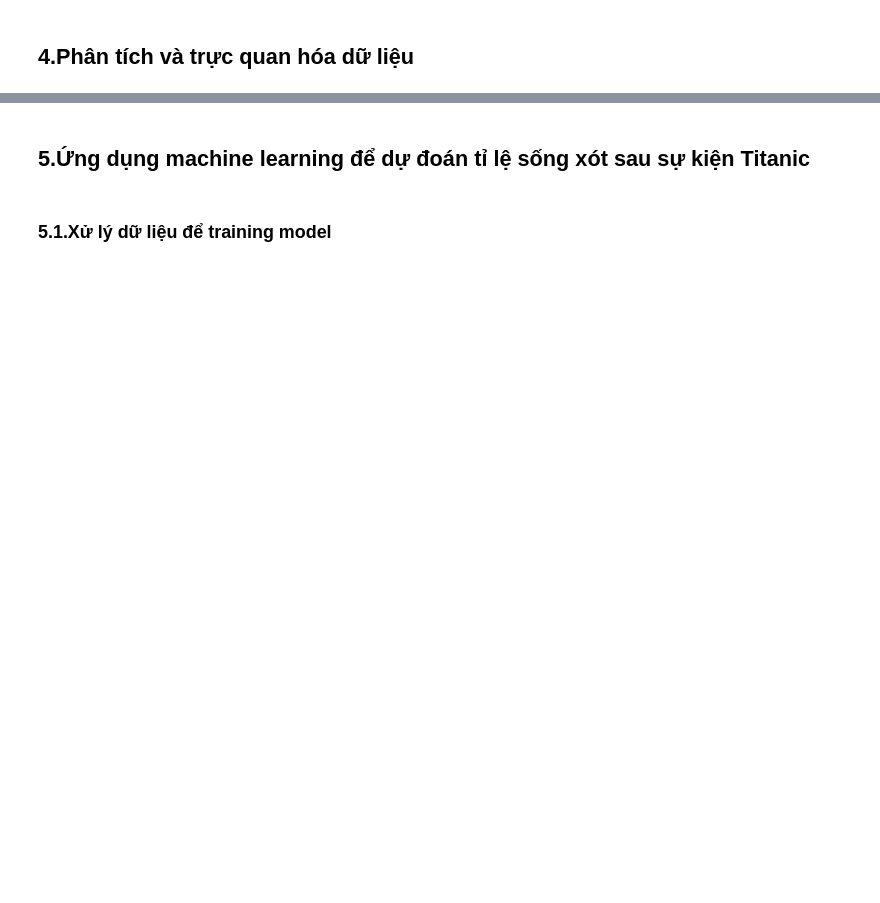
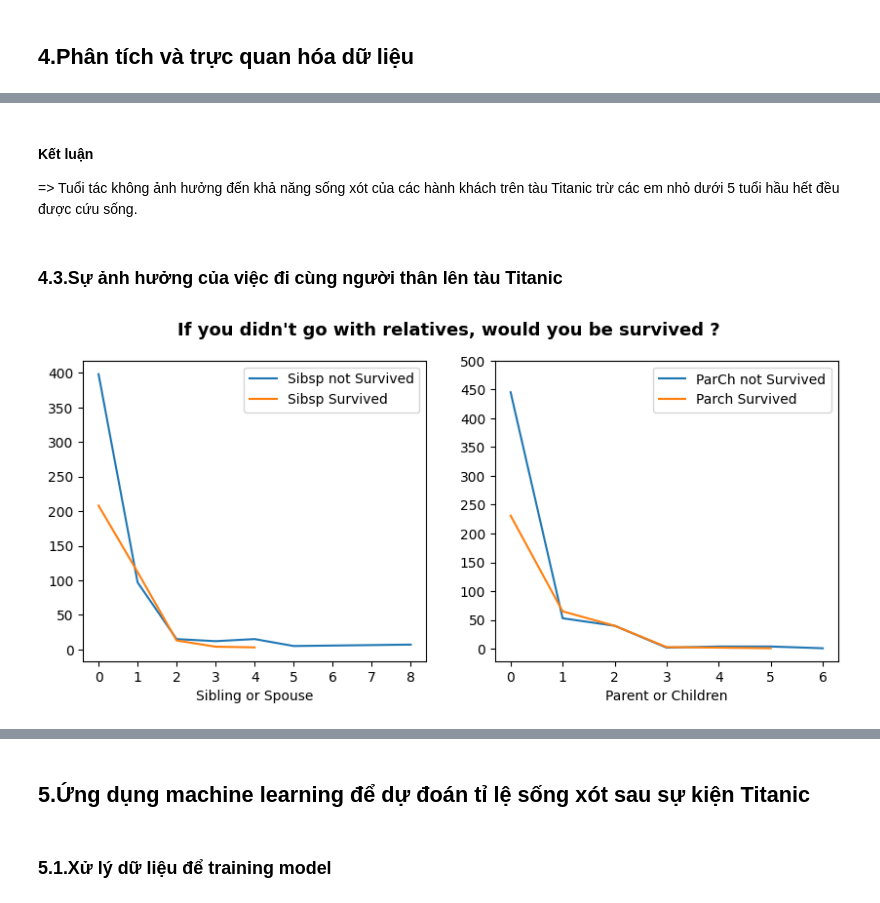
Before and after one commit to James2109/Titanic-Analytics, a Jupyter notebook: Titanic Data Analysis.ipynb, the cells around one changed output, grey strips where cells are left out. Drawn from its saved outputs; the diff is of its cells as text; code cells hidden in the pictures; blank space fills up the shorter version.

```diff
--- a/Titanic Data Analysis.ipynb
+++ b/Titanic Data Analysis.ipynb
@@ -151,0 +295,30 @@ df.head()
+# %% [markdown]
+#### Kết luận
+=> Tuổi tác không ảnh hưởng đến khả năng sống xót của các hành khách trên tàu Titanic trừ các em nhỏ dưới 5 tuổi hầu hết đều được cứu sống.
+# %% [markdown]
+### 4.3.Sự ảnh hưởng của việc đi cùng người thân lên tàu Titanic
+# %%
+plt.figure(figsize=(10,4))
+data2 = df[df['Survived']==0].groupby(['SibSp','Survived'])['PassengerId'].count().reset_index()
+data3 = df[df['Survived']==0].groupby(['Parch','Survived'])['PassengerId'].count().reset_index()
+data4 = df[df['Survived']==1].groupby(['SibSp','Survived'])['PassengerId'].count().reset_index()
+data5 = df[df['Survived']==1].groupby(['Parch','Survived'])['PassengerId'].count().reset_index()
+
+plt.subplot(1,2,1)
+plt.plot(data2['SibSp'], data2['PassengerId'], label = 'Sibsp not Survived')
+plt.plot(data4['SibSp'], data4['PassengerId'], label = 'Sibsp Survived')
+plt.xlabel('Sibling or Spouse')
+plt.xticks(range(0,9,1))
+plt.legend()
+
+plt.subplot(1,2,2)
+plt.plot(data3['Parch'], data3['PassengerId'], label = 'ParCh not Survived')
+plt.plot(data5['Parch'], data5['PassengerId'], label = 'Parch Survived')
+plt.xlabel('Parent or Children')
+plt.yticks(range(0,501,50))
+plt.legend()
+
+plt.suptitle("If you didn't go with relatives, would you be survived ?", fontweight = 'bold', fontsize = 13)
+plt.show()
+# %% [output]
+[figure, added]
```
Also changed, not shown: parts of 26 cells of this notebook.
